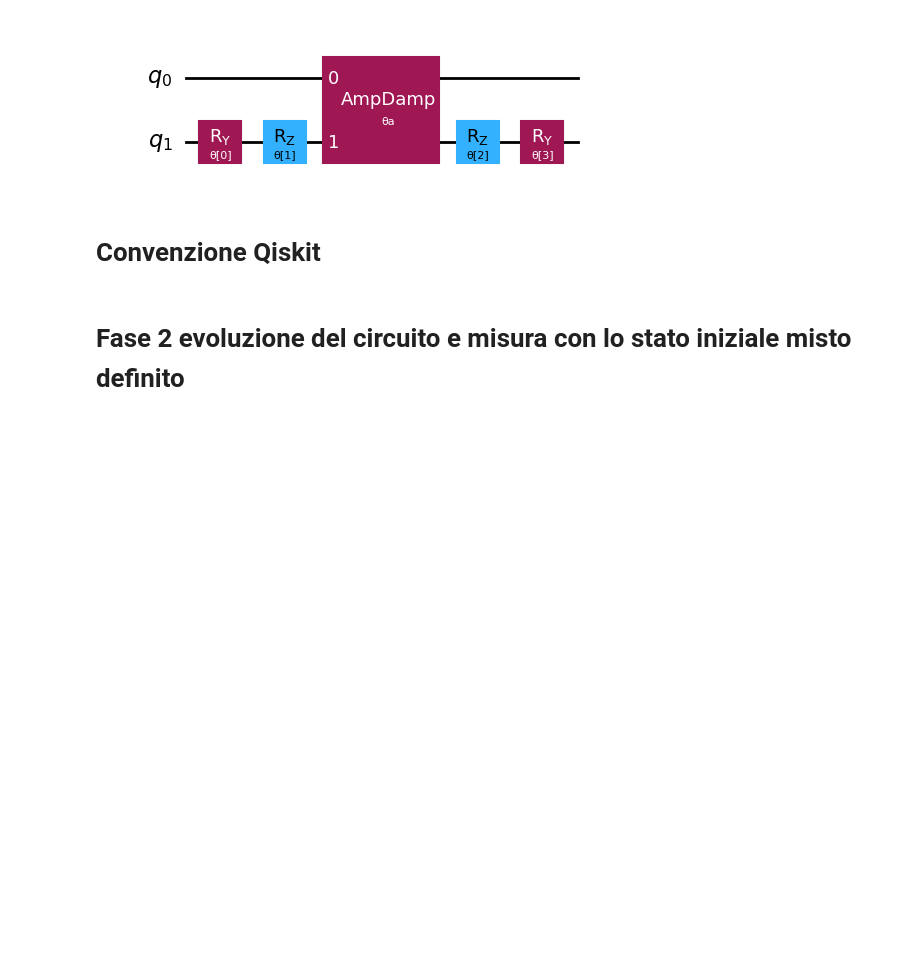
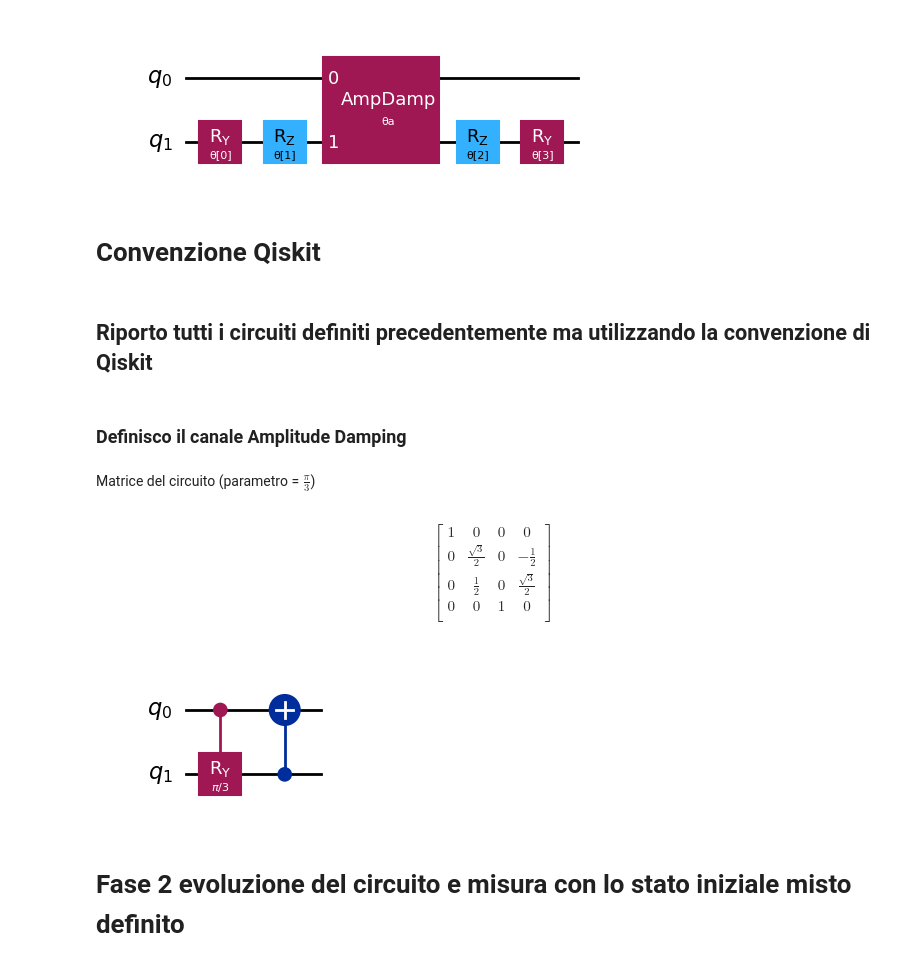
Before and after one commit to remgabryldel/quantum-amplitude-damping-channel, a Jupyter notebook: q-a-d.ipynb, the cells around one changed output. Cells and saved outputs as stored; diff of their text form; code cells hidden in the pictures; blank space fills up the shorter version.

Commit message:
Aggiunta funzione che crea il canale amplitude damping in convenzione qiskit

```diff
--- a/q-a-d.ipynb
+++ b/q-a-d.ipynb
@@ -235,6 +235,65 @@ $$
 [figure]
 # %% [markdown]
 # Convenzione Qiskit
+# %% [markdown]
+## Riporto tutti i circuiti definiti precedentemente ma utilizzando la convenzione di Qiskit
+# %% [markdown]
+### Definisco il canale Amplitude Damping
+# %%
+def amplitude_damping_gate_qi(noise_theta):
+    """
+    Restituisce un gate personalizzato che rappresenta
+    l'implementazione unitaria del canale amplitude damping
+    su due qubit (sistema e ambiente).
+
+    Parametri:
+        noise_theta (float or Parameter): angolo per la rotazione Ry
+
+    Restituisce:
+        Gate: un gate personalizzato da applicare a 2 qubit
+    """
+    theta = Parameter('θa')
+    if not(noise_theta is None):
+        theta = noise_theta
+
+
+    # Crea un circuito con 2 qubit: qubit 1 = S_1, qubit 0 = E_1 (Ambiente)
+    qc = QuantumCircuit(2, name="Amplitude Damping Model Qi")
+
+    # basta invertire il collegamento del canale definito precedentemente
+    qc.append(amplitude_damping_gate(theta),[1,0])
+
+    qc = qc.decompose()
+
+    # Converte in un Custom Gate
+    gate = qc.to_gate(label="AmpDamp")
+
+    return gate
+
+# circuito esempio con questo canale
+example = QuantumCircuit(2)
+
+# applico il gate che simula il canale amplitude damping
+example.append(amplitude_damping_gate_qi(np.pi/3), [0 ,1])
+
+display(Latex(r"Matrice del circuito (parametro = $\frac{\pi}{3}$)"))
+
+# permette di trasformare il circuito nella sua rappresentazione di operatore
+display(Operator.from_circuit(example).draw("latex"))
+
+# mostra il circuito decomposto
+display(example.decompose().draw("mpl"))
+# %% [output]
+Matrice del circuito (parametro = $\frac{\pi}{3}$)
+$$
+\begin{bmatrix}
+1 & 0 & 0 & 0  \\
+ 0 & \frac{\sqrt{3}}{2} & 0 & - \frac{1}{2}  \\
+ 0 & \frac{1}{2} & 0 & \frac{\sqrt{3}}{2}  \\
+ 0 & 0 & 1 & 0  \\
+ \end{bmatrix}
+$$
+[figure, added]
 # %% [markdown]
 # Fase 2 evoluzione del circuito e misura con lo stato iniziale misto definito
 # %% [markdown]
```
